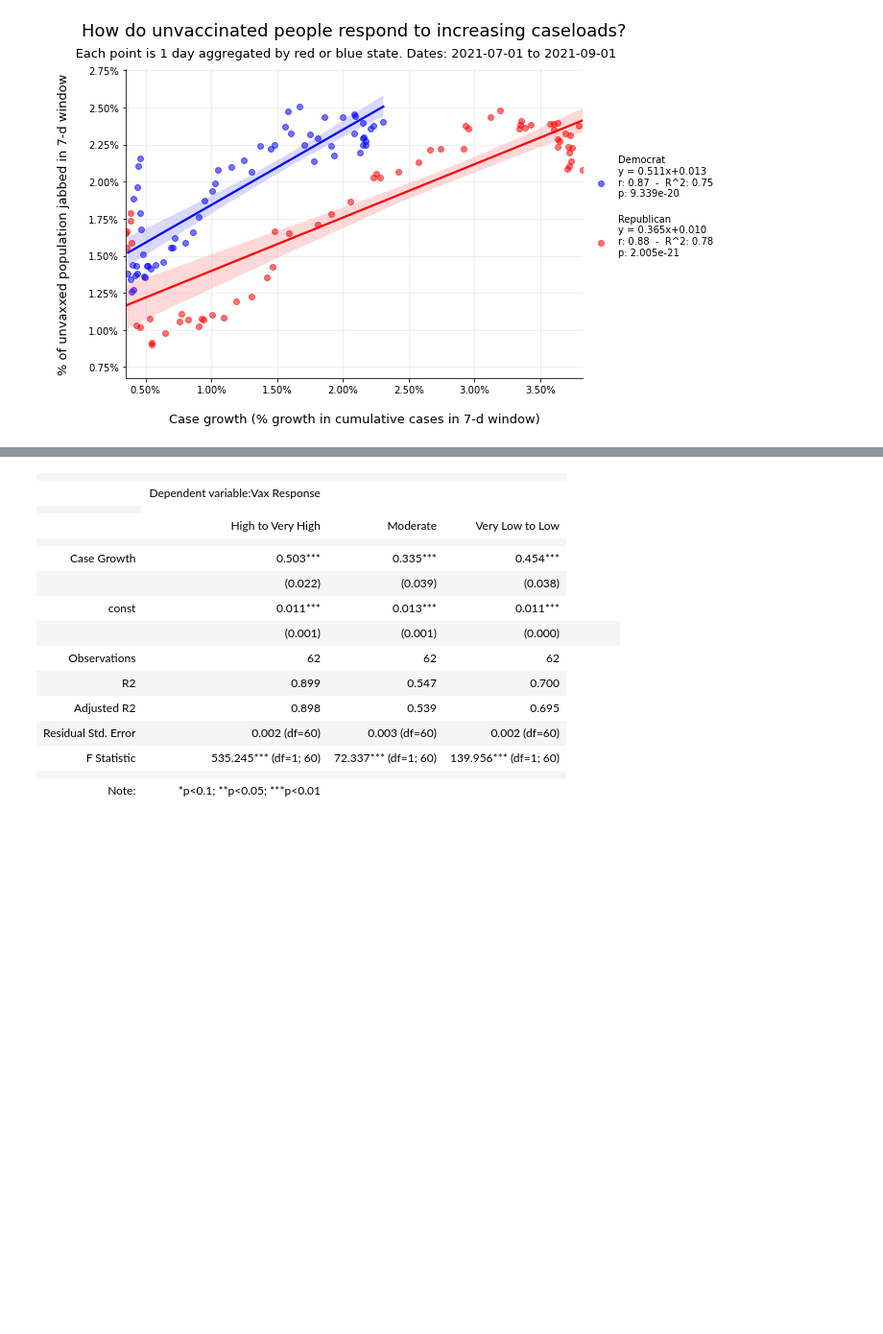
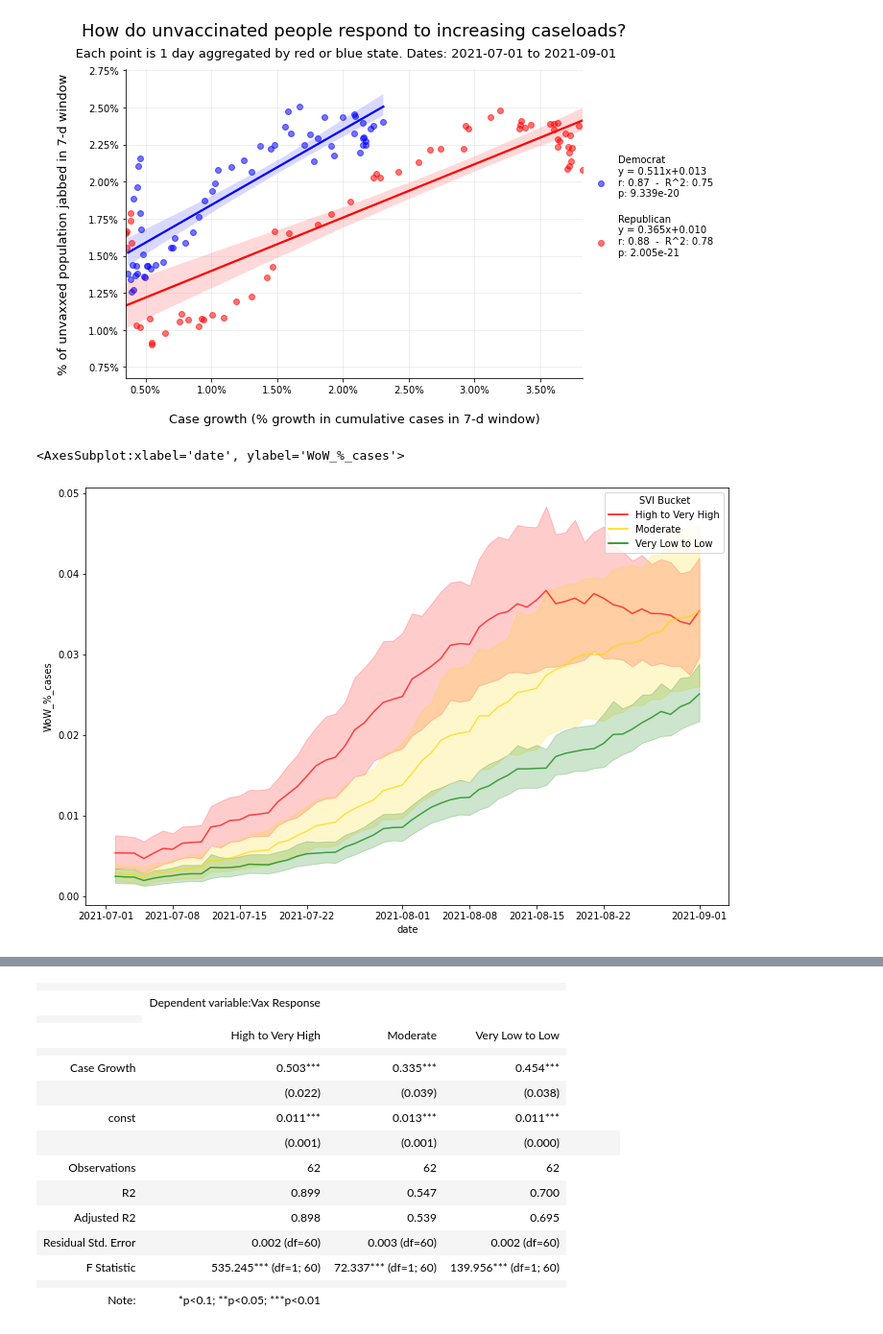
Before and after one commit to mraottth/API-201Z, a Jupyter notebook: Python/test_jupyter.ipynb, the cells around one changed output, grey strips where cells are left out. Shown: that part at 96% size. Saved outputs shown, nothing was run; the diff lists cells and outputs as text; code cells hidden in the pictures; blank space fills up the shorter version.

```diff
--- a/Python/test_jupyter.ipynb
+++ b/Python/test_jupyter.ipynb
@@ -65,3 +134,16 @@ agg_lm(
 |  |  |  |
 | Note: | *p<0.1; **p<0.05; ***p<0.01 |  |
 [figure]
+# %%
+fig, ax = plt.subplots(figsize=(12,8))
+sns.lineplot(
+    data=df_joined_cases.query(' "2021-07-01" < date <= "2021-09-01"'),
+    x='date',
+    y='WoW_%_cases',
+    hue='SVI Bucket',
+    palette=['red','gold','green'],
+    alpha=0.7
+)
+# %% [output]
+<AxesSubplot:xlabel='date', ylabel='WoW_%_cases'>
+[figure, added]
```
Also changed, not shown: parts of 12 cells of this notebook, 7 other files.
